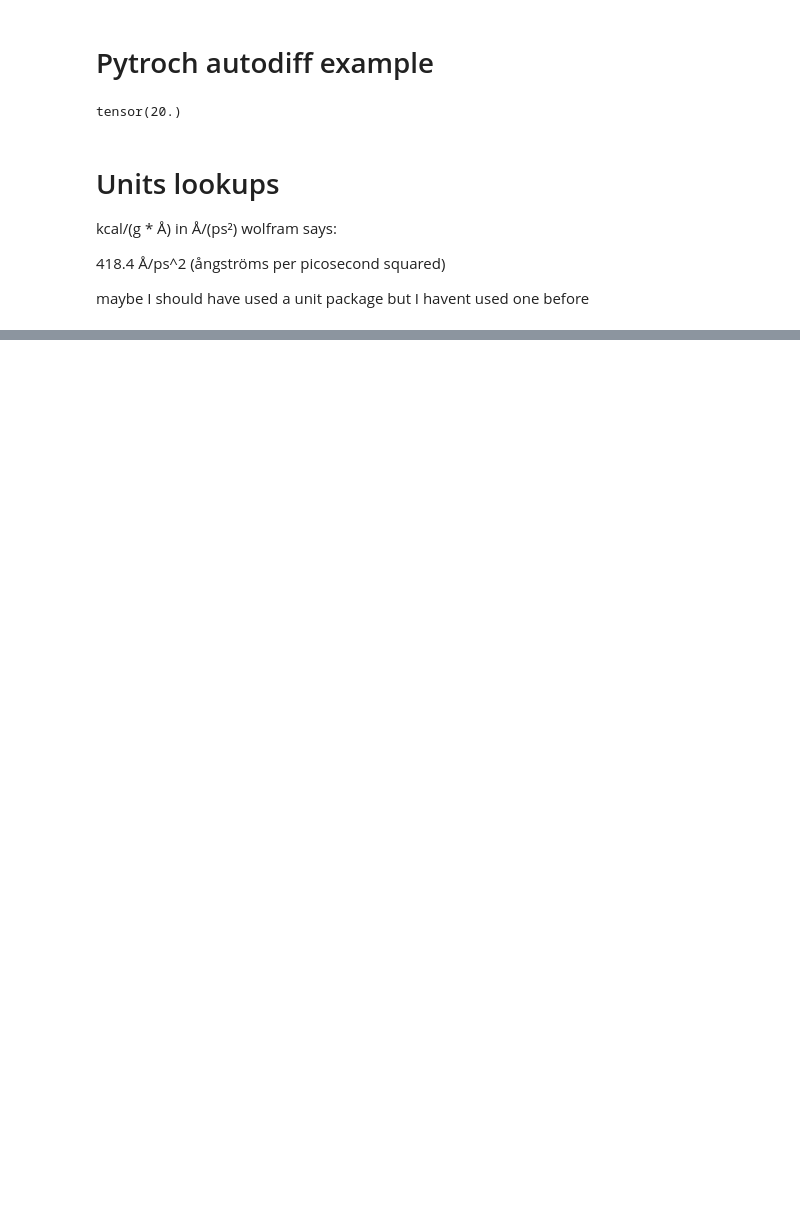
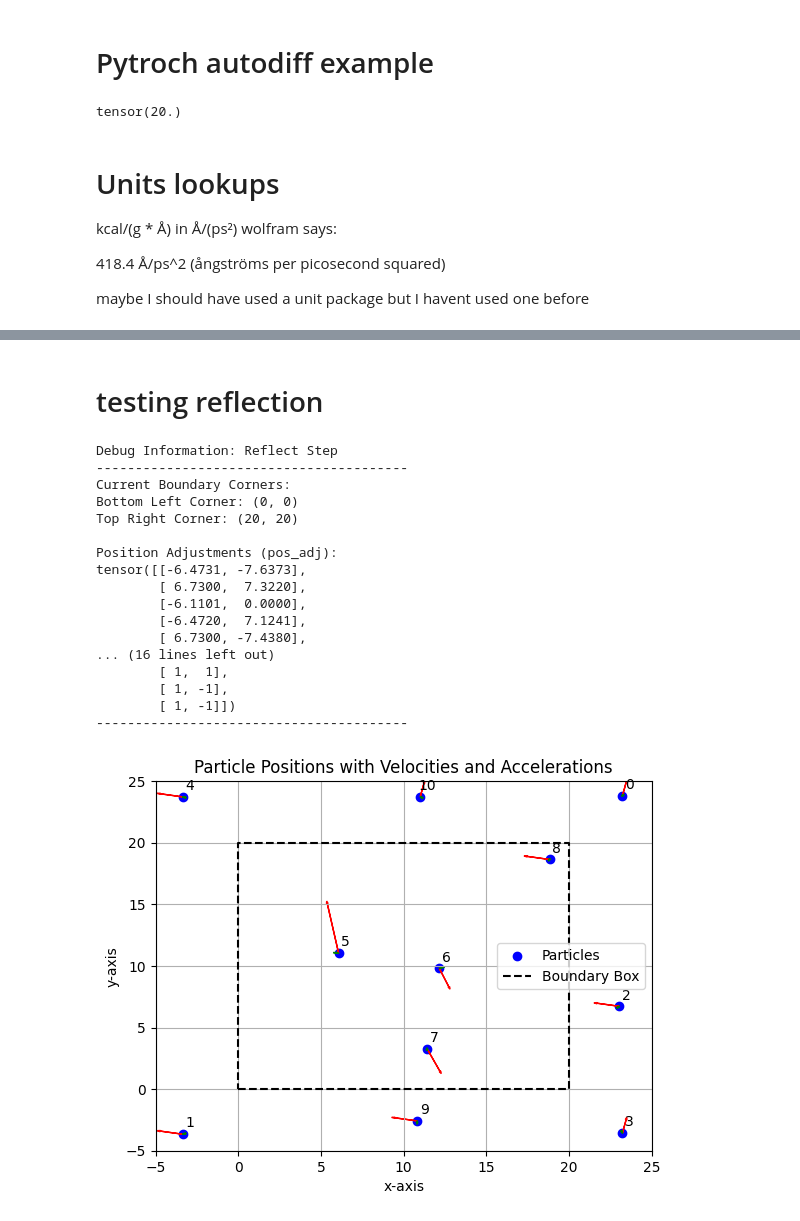
Before and after one commit to ISIPINK/MD_code_test, a Jupyter notebook: MD_program.ipynb, the cells around one changed output, grey strips where cells are left out. Saved outputs shown, nothing was run; the diff lists cells and outputs as text; code cells hidden in the pictures; blank space fills up the shorter version.

Commit message:
implemented reflection

```diff
--- a/MD_program.ipynb
+++ b/MD_program.ipynb
@@ -91,0 +193,30 @@ class MD_simulation_lj_vv(MD_simulation):
+# %% [markdown]
+# testing reflection
+# %%
+sim_cons = Simulation_constants()
+sim = MD_simulation_lj_vv(
+    sim_cons=sim_cons,
+    pos_file="./test_init/reflect_pos.csv",
+    vel_file="./test_init/reflect_vel.csv",
+    debug=True
+    )
+sim.step(dt=0.1)
+# %% [output]
+Debug Information: Reflect Step
+----------------------------------------
+Current Boundary Corners:
+Bottom Left Corner: (0, 0)
+Top Right Corner: (20, 20)
+
+Position Adjustments (pos_adj):
+tensor([[-6.4731, -7.6373],
+        [ 6.7300,  7.3220],
+        [-6.1101,  0.0000],
+        [-6.4720,  7.1241],
+        [ 6.7300, -7.4380],
+... (16 lines left out)
+        [ 1,  1],
+        [ 1, -1],
+        [ 1, -1]])
+----------------------------------------
+[figure, added]
```
Also changed, not shown: parts of 4 cells of this notebook, 4 other files.
